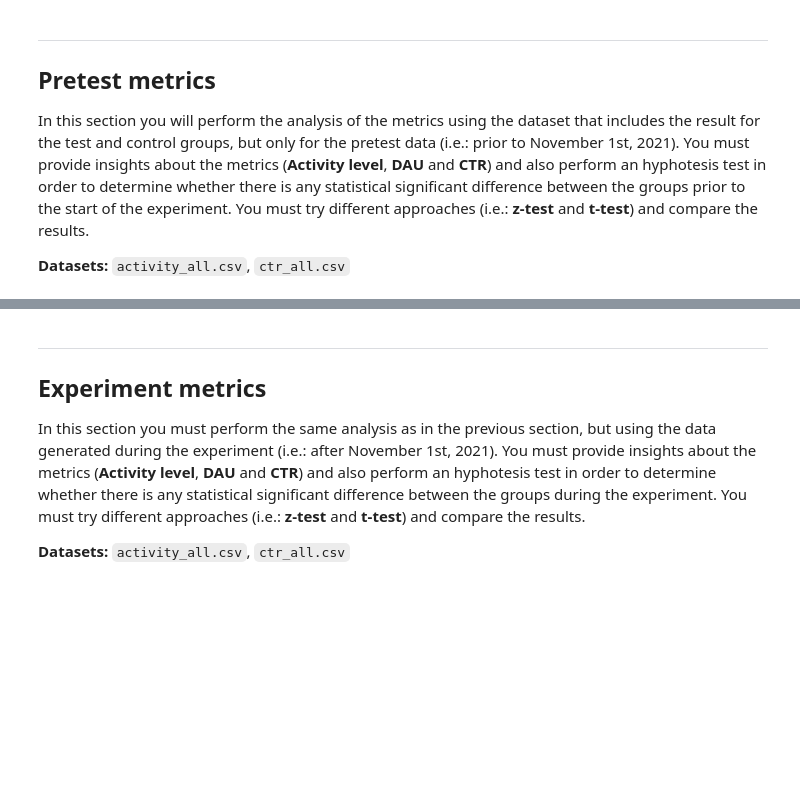
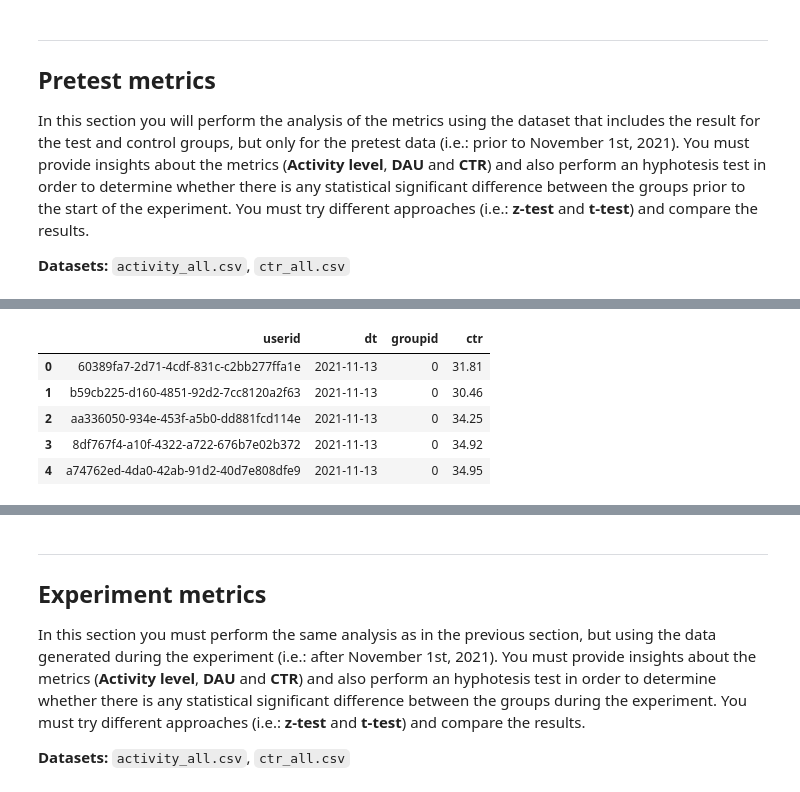
Before and after one commit to MargaMontV/the_significant_challenge, a Jupyter notebook: ab_test_challenge.ipynb, the cells around one changed output, grey strips where cells are left out. Cells and saved outputs as stored; diff of their text form; code cells hidden in the pictures; blank space fills up the shorter version.

```diff
--- a/ab_test_challenge.ipynb
+++ b/ab_test_challenge.ipynb
@@ -357,0 +418,11 @@ __Datasets:__ `activity_all.csv`, `ctr_all.csv`
+# %%
+#import data
+ctr_all = pd.read_csv('./data/ctr_all.csv')
+ctr_all.head()
+# %% [output]
+|  | userid | dt | groupid | ctr |
+| 0 | 60389fa7-2d71-4cdf-831c-c2bb277ffa1e | 2021-11-13 | 0 | 31.81 |
+| 1 | b59cb225-d160-4851-92d2-7cc8120a2f63 | 2021-11-13 | 0 | 30.46 |
+| 2 | aa336050-934e-453f-a5b0-dd881fcd114e | 2021-11-13 | 0 | 34.25 |
+| 3 | 8df767f4-a10f-4322-a722-676b7e02b372 | 2021-11-13 | 0 | 34.92 |
+| 4 | a74762ed-4da0-42ab-91d2-40d7e808dfe9 | 2021-11-13 | 0 | 34.95 |
```
Also changed, not shown: parts of 11 cells of this notebook.
